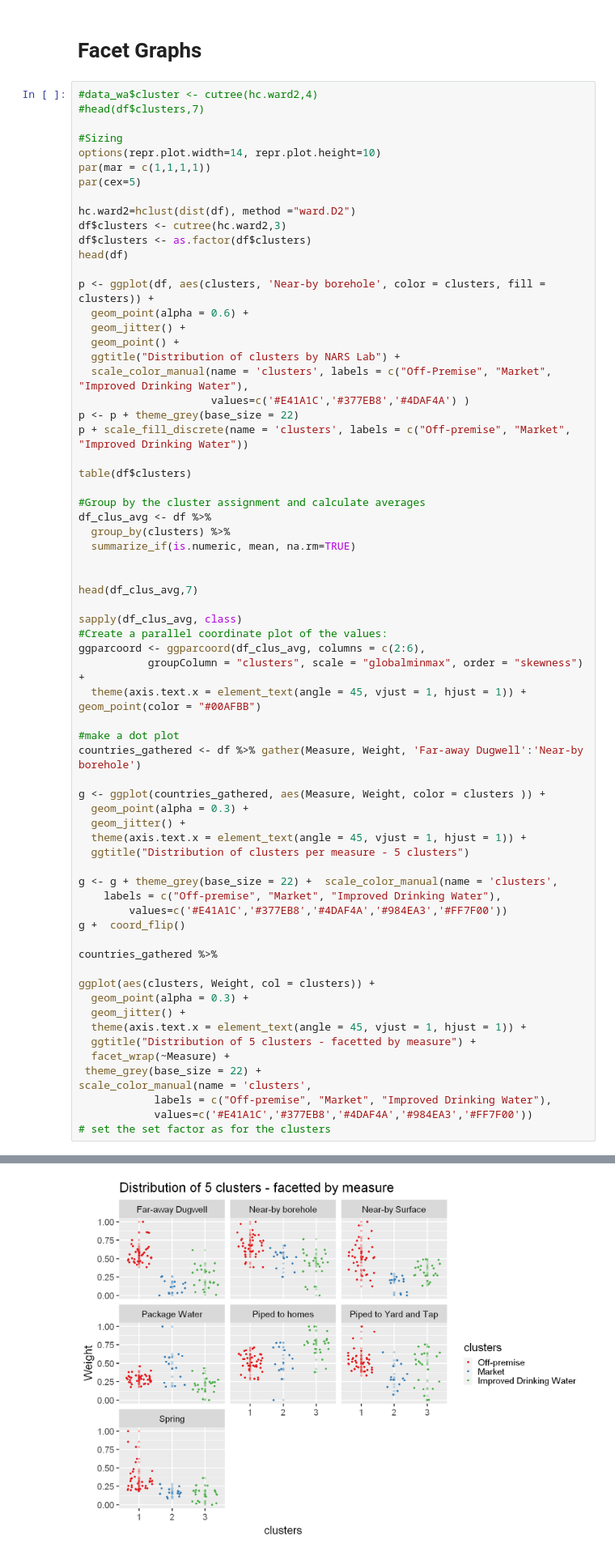
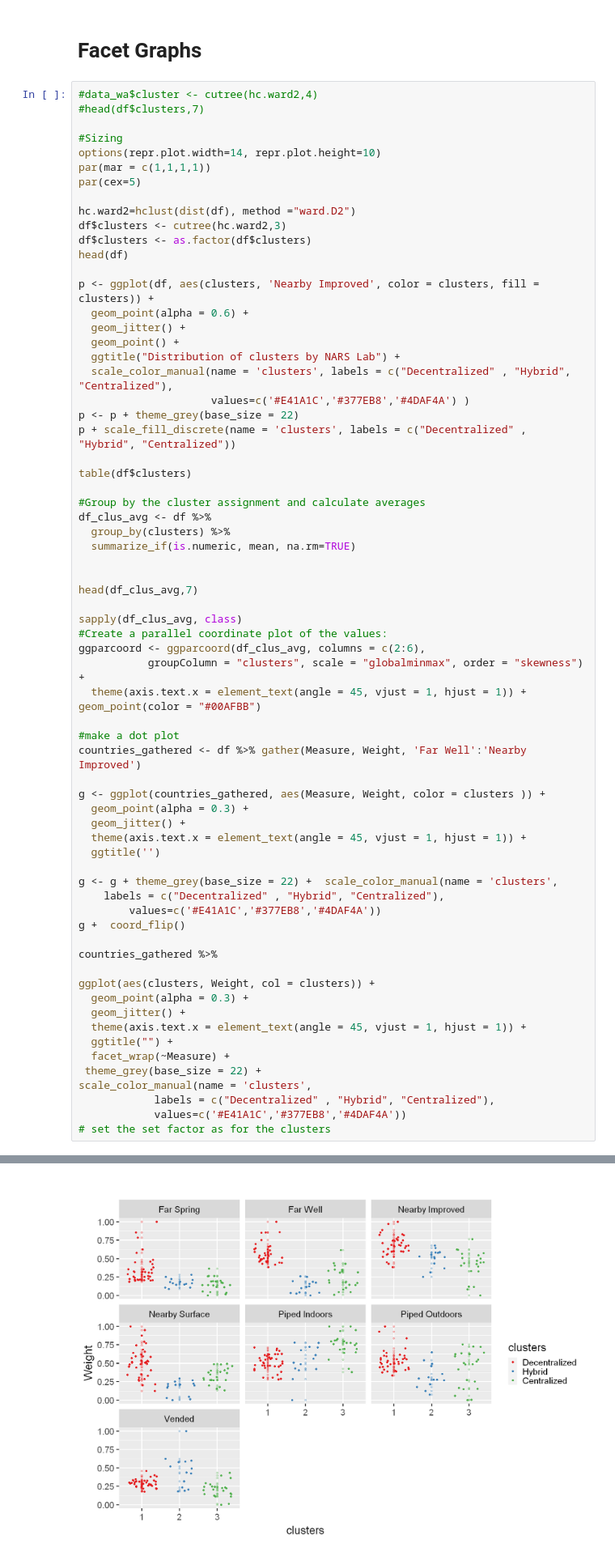
Before and after one commit to narslab/water-accessibility, a Jupyter notebook: bin/jupyter/typology-seven-five-ml-promax.ipynb, the cells around one changed output, grey strips where cells are left out. Shown at 81% size. Drawn from its saved outputs; the diff is of its cells as text.

```diff
--- a/bin/jupyter/typology-seven-five-ml-promax.ipynb
+++ b/bin/jupyter/typology-seven-five-ml-promax.ipynb
@@ -345,15 +353,15 @@ df$clusters <- cutree(hc.ward2,3)
 df$clusters <- as.factor(df$clusters)
 head(df)
 
-p <- ggplot(df, aes(clusters, 'Near-by borehole', color = clusters, fill = clusters)) +
+p <- ggplot(df, aes(clusters, 'Nearby Improved', color = clusters, fill = clusters)) +
   geom_point(alpha = 0.6) +
   geom_jitter() +
   geom_point() +
   ggtitle("Distribution of clusters by NARS Lab") +
-  scale_color_manual(name = 'clusters', labels = c("Off-Premise", "Market", "Improved Drinking Water"),
+  scale_color_manual(name = 'clusters', labels = c("Decentralized" , "Hybrid", "Centralized"),
                      values=c('#E41A1C','#377EB8','#4DAF4A') )
 p <- p + theme_grey(base_size = 22)
-p + scale_fill_discrete(name = 'clusters', labels = c("Off-premise", "Market", "Improved Drinking Water"))
+p + scale_fill_discrete(name = 'clusters', labels = c("Decentralized" , "Hybrid", "Centralized"))
 
 table(df$clusters)
 
@@ -372,17 +380,17 @@ ggparcoord <- ggparcoord(df_clus_avg, columns = c(2:6),
   theme(axis.text.x = element_text(angle = 45, vjust = 1, hjust = 1)) + geom_point(color = "#00AFBB")
 
 #make a dot plot
-countries_gathered <- df %>% gather(Measure, Weight, 'Far-away Dugwell':'Near-by borehole')
+countries_gathered <- df %>% gather(Measure, Weight, 'Far Well':'Nearby Improved')
 
 g <- ggplot(countries_gathered, aes(Measure, Weight, color = clusters )) +
   geom_point(alpha = 0.3) +
   geom_jitter() +
   theme(axis.text.x = element_text(angle = 45, vjust = 1, hjust = 1)) +
-  ggtitle("Distribution of clusters per measure - 5 clusters")
+  ggtitle('')
 
 g <- g + theme_grey(base_size = 22) +  scale_color_manual(name = 'clusters',
-    labels = c("Off-premise", "Market", "Improved Drinking Water"),
-        values=c('#E41A1C','#377EB8','#4DAF4A','#984EA3','#FF7F00'))
+    labels = c("Decentralized" , "Hybrid", "Centralized"),
+        values=c('#E41A1C','#377EB8','#4DAF4A'))
 g +  coord_flip()
 
 countries_gathered %>%
@@ -391,12 +399,12 @@ ggplot(aes(clusters, Weight, col = clusters)) +
   geom_point(alpha = 0.3) +
   geom_jitter() +
   theme(axis.text.x = element_text(angle = 45, vjust = 1, hjust = 1)) +
-  ggtitle("Distribution of 5 clusters - facetted by measure") +
+  ggtitle("") +
   facet_wrap(~Measure) +
  theme_grey(base_size = 22) +
 scale_color_manual(name = 'clusters',
-            labels = c("Off-premise", "Market", "Improved Drinking Water"),
-            values=c('#E41A1C','#377EB8','#4DAF4A','#984EA3','#FF7F00'))
+            labels = c("Decentralized" , "Hybrid", "Centralized"),
+            values=c('#E41A1C','#377EB8','#4DAF4A'))
 # set the set factor as for the clusters
 # %% [output]
 Warning message in dist(df):
@@ -429,4 +435,4 @@ A tibble: 3 × 8
-[figure, old version]
+[figure, new version]
 # %% [markdown]
 # Ranking
 # %%
```
Also changed, not shown: parts of 3 cells of this notebook, 4 other files.
